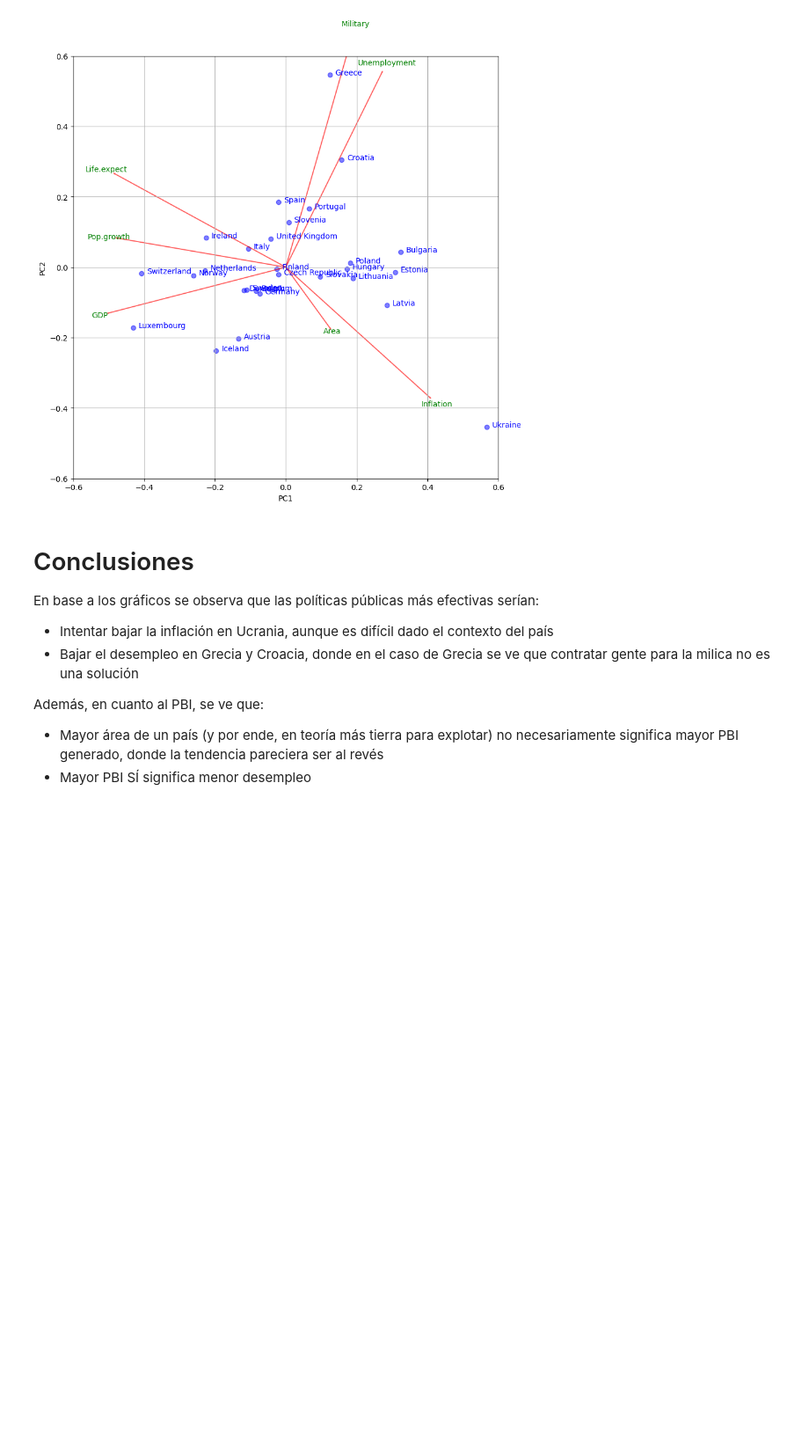
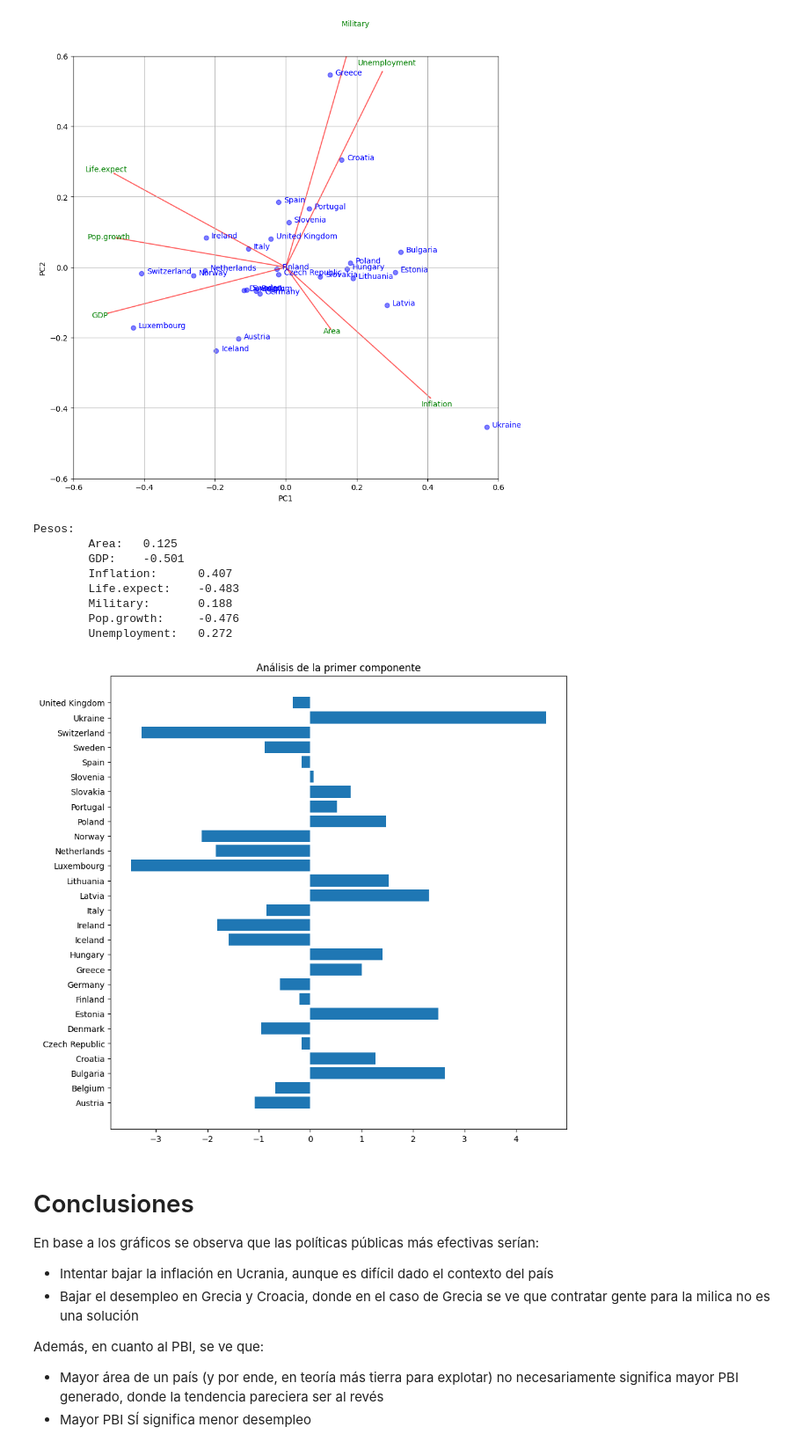
Before and after one commit to Fegrant/SIA-TPS, a Jupyter notebook: TP4/PCA.ipynb, the cells around one changed output. Shown at 88% size. Saved outputs shown, nothing was run; the diff lists cells and outputs as text; code cells hidden in the pictures; blank space fills up the shorter version.

Commit message:
chore: pca first component graph

```diff
--- a/TP4/PCA.ipynb
+++ b/TP4/PCA.ipynb
@@ -70,6 +70,31 @@ plt.grid()
 plt.show()
 # %% [output]
 [figure]
+# %%
+fig, ax = plt.subplots(figsize=(10, 10))
+
+x = np.arange(len(x_new[:, 0]))
+plt.barh(x, x_new[:, 0], label=country_names)
+
+variables = list(df.columns)
+pesos = np.transpose(pca.components_[0, :])
+print('Pesos:')
+for i in np.arange(len(variables)):
+    print('\t{}:\t{}'.format(variables[i], round(pesos[i], 3)))
+
+plt.yticks(x, country_names)
+plt.title('Análisis de la primer componente')
+plt.show()
+# %% [output]
+Pesos:
+        Area:   0.125
+        GDP:    -0.501
+        Inflation:      0.407
+        Life.expect:    -0.483
+        Military:       0.188
+        Pop.growth:     -0.476
+        Unemployment:   0.272
+[figure, added]
 # %% [markdown]
 # Conclusiones
 
```
